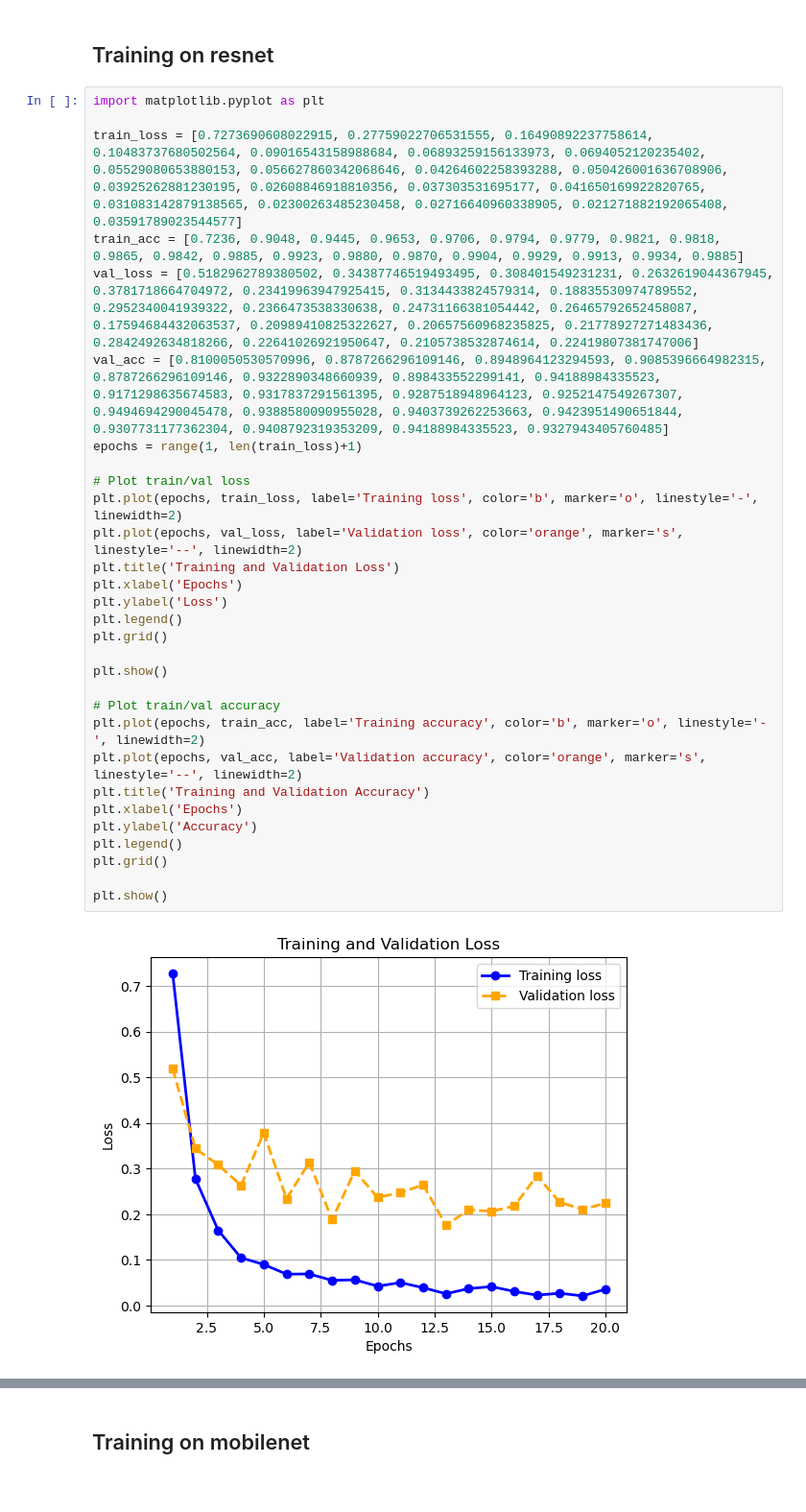
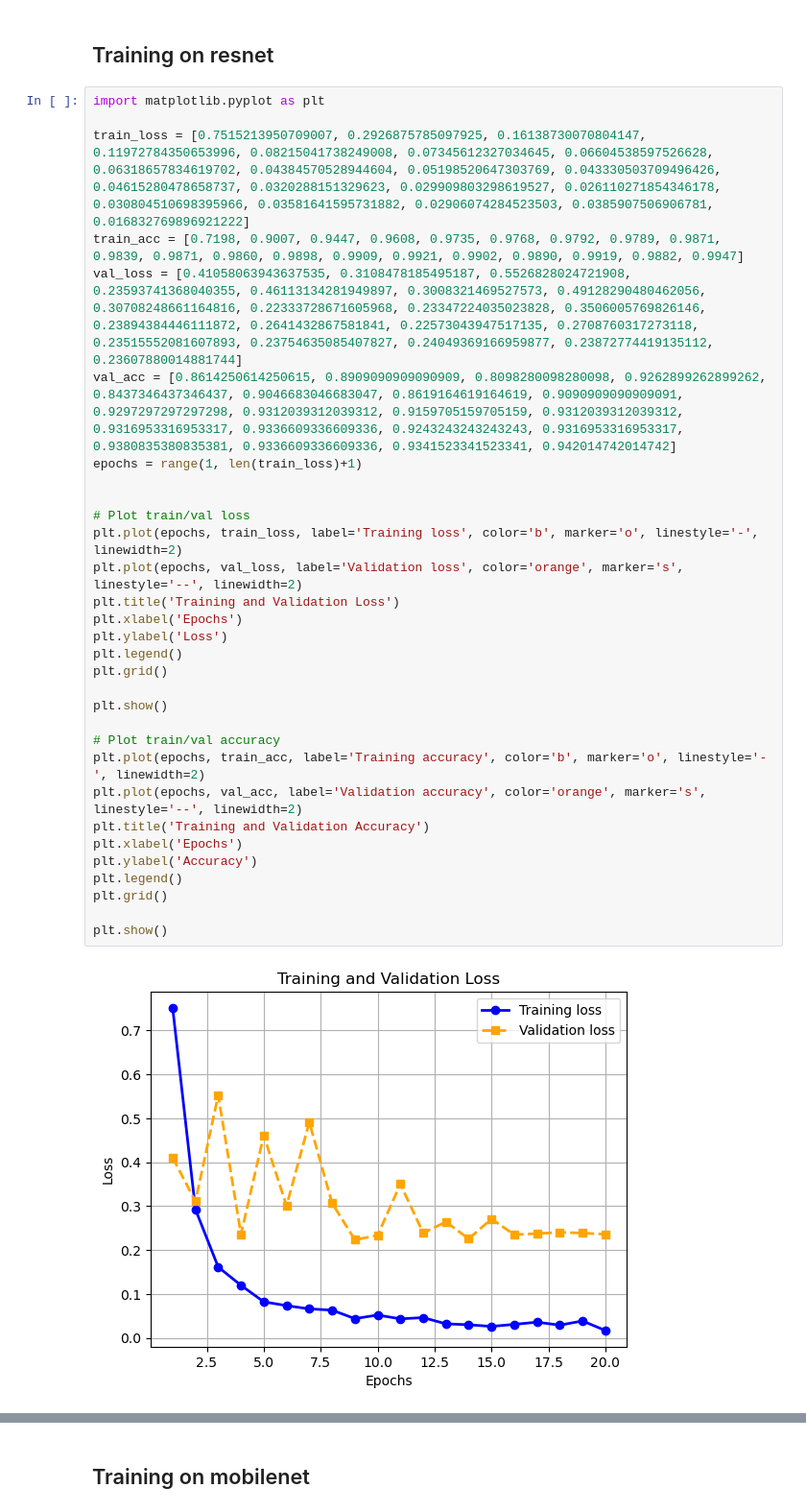
Before and after one commit to hyonbokan/abnormal_driving_behavior_classification, a Jupyter notebook: cent_training/plots/plots.ipynb, the cells around one changed output, grey strips where cells are left out. Shown at 96% size. Cells and saved outputs as stored; diff of their text form.

```diff
--- a/cent_training/plots/plots.ipynb
+++ b/cent_training/plots/plots.ipynb
@@ -391,32 +391,33 @@ plt.show()
 # %%
 import matplotlib.pyplot as plt
 
-train_loss = [0.7273690608022915, 0.27759022706531555, 0.16490892237758614, 0.10483737680502564, 0.09016543158988684, 0.06893259156133973, 0.0694052120235402, 0.05529080653880153, 0.056627860342068646, 0.04264602258393288, 0.050426001636708906, 0.03925262881230195, 0.02608846918810356, 0.037303531695177, 0.041650169922820765, 0.031083142879138565, 0.02300263485230458, 0.02716640960338905, 0.021271882192065408, 0.03591789023544577]
-train_acc = [0.7236, 0.9048, 0.9445, 0.9653, 0.9706, 0.9794, 0.9779, 0.9821, 0.9818, 0.9865, 0.9842, 0.9885, 0.9923, 0.9880, 0.9870, 0.9904, 0.9929, 0.9913, 0.9934, 0.9885]
-val_loss = [0.5182962789380502, 0.34387746519493495, 0.308401549231231, 0.2632619044367945, 0.3781718664704972, 0.23419963947925415, 0.3134433824579314, 0.18835530974789552, 0.2952340041939322, 0.2366473538330638, 0.24731166381054442, 0.26465792652458087, 0.17594684432063537, 0.20989410825322627, 0.20657560968235825, 0.21778927271483436, 0.2842492634818266, 0.22641026921950647, 0.2105738532874614, 0.22419807381747006]
-val_acc = [0.8100050530570996, 0.8787266296109146, 0.8948964123294593, 0.9085396664982315, 0.8787266296109146, 0.9322890348660939, 0.898433552299141, 0.94188984335523, 0.9171298635674583, 0.9317837291561395, 0.9287518948964123, 0.9252147549267307, 0.9494694290045478, 0.9388580090955028, 0.9403739262253663, 0.9423951490651844, 0.9307731177362304, 0.9408792319353209, 0.94188984335523, 0.9327943405760485]
+train_loss = [0.7515213950709007, 0.2926875785097925, 0.16138730070804147, 0.11972784350653996, 0.08215041738249008, 0.07345612327034645, 0.06604538597526628, 0.06318657834619702, 0.04384570528944604, 0.05198520647303769, 0.043330503709496426, 0.04615280478658737, 0.0320288151329623, 0.029909803298619527, 0.026110271854346178, 0.030804510698395966, 0.03581641595731882, 0.02906074284523503, 0.0385907506906781, 0.016832769896921222]
+train_acc = [0.7198, 0.9007, 0.9447, 0.9608, 0.9735, 0.9768, 0.9792, 0.9789, 0.9871, 0.9839, 0.9871, 0.9860, 0.9898, 0.9909, 0.9921, 0.9902, 0.9890, 0.9919, 0.9882, 0.9947]
+val_loss = [0.41058063943637535, 0.3108478185495187, 0.5526828024721908, 0.23593741368040355, 0.46113134281949897, 0.3008321469527573, 0.49128290480462056, 0.30708248661164816, 0.22333728671605968, 0.23347224035023828, 0.3506005769826146, 0.23894384446111872, 0.2641432867581841, 0.22573043947517135, 0.2708760317273118, 0.23515552081607893, 0.23754635085407827, 0.24049369166959877, 0.23872774419135112, 0.23607880014881744]
+val_acc = [0.8614250614250615, 0.8909090909090909, 0.8098280098280098, 0.9262899262899262, 0.8437346437346437, 0.9046683046683047, 0.8619164619164619, 0.9090909090909091, 0.9297297297297298, 0.9312039312039312, 0.9159705159705159, 0.9312039312039312, 0.9316953316953317, 0.9336609336609336, 0.9243243243243243, 0.9316953316953317, 0.9380835380835381, 0.9336609336609336, 0.9341523341523341, 0.942014742014742]
 epochs = range(1, len(train_loss)+1)
+
 
 # Plot train/val loss
 plt.plot(epochs, train_loss, label='Training loss', color='b', marker='o', linestyle='-', linewidth=2)
 plt.plot(epochs, val_loss, label='Validation loss', color='orange', marker='s', linestyle='--', linewidth=2)
 plt.title('Training and Validation Loss')
 plt.xlabel('Epochs')
 plt.ylabel('Loss')
 plt.legend()
 plt.grid()
 
 plt.show()
 
 # Plot train/val accuracy
 plt.plot(epochs, train_acc, label='Training accuracy', color='b', marker='o', linestyle='-', linewidth=2)
 plt.plot(epochs, val_acc, label='Validation accuracy', color='orange', marker='s', linestyle='--', linewidth=2)
 plt.title('Training and Validation Accuracy')
 plt.xlabel('Epochs')
 plt.ylabel('Accuracy')
 plt.legend()
 plt.grid()
 
 plt.show()
 # %% [output]
-[figure, old version]
+[figure, new version]
```
Also changed, not shown: parts of 1 cell of this notebook, 4 other files.
